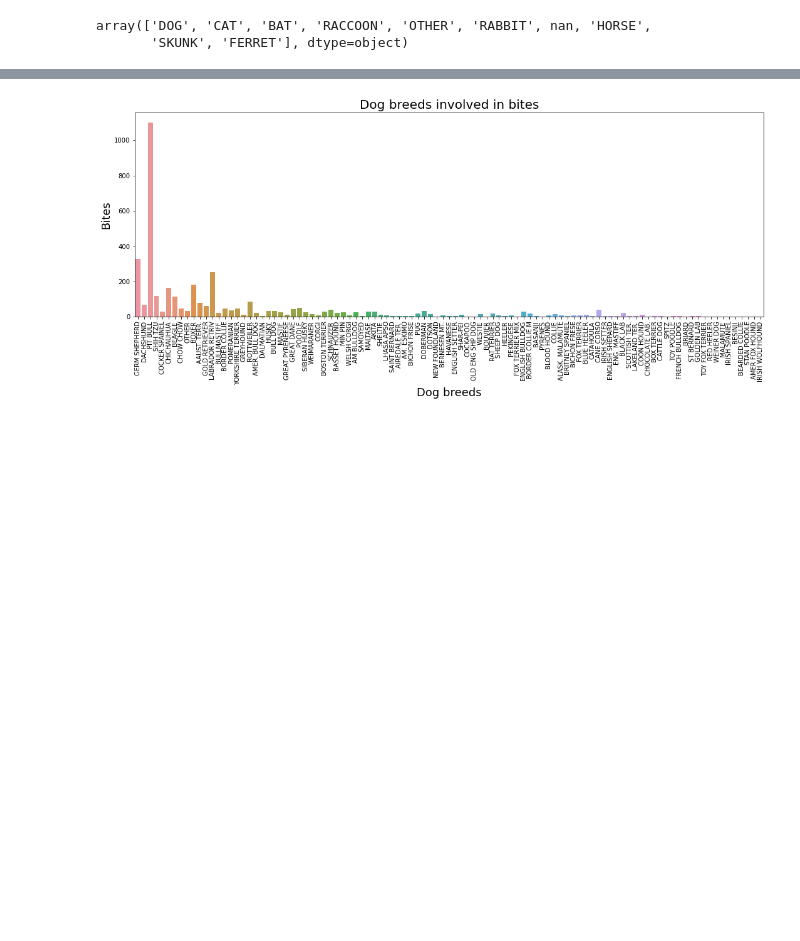
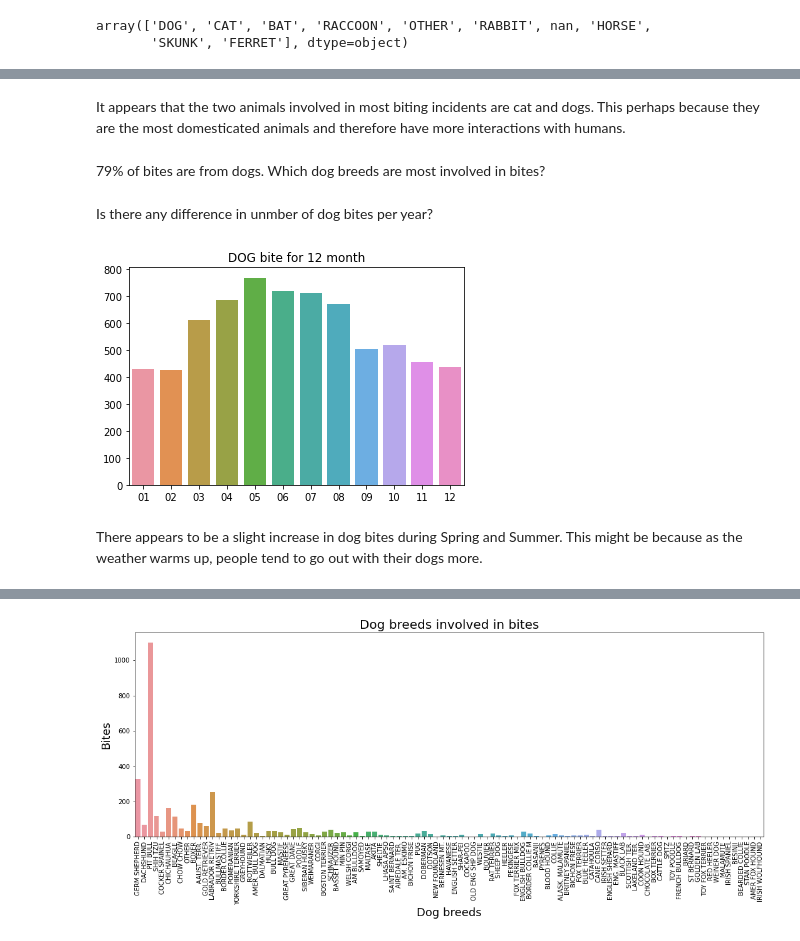
Before and after one commit to linah73/Springboard, a Jupyter notebook: Animal_bites.ipynb, the cells around one changed output, grey strips where cells are left out. Cells and saved outputs as stored; diff of their text form; code cells hidden in the pictures; blank space fills up the shorter version.

```diff
--- a/Animal_bites.ipynb
+++ b/Animal_bites.ipynb
@@ -72,0 +77,12 @@ plt.show()
+# %% [markdown]
+It appears that the two animals involved in most biting incidents are cat and dogs. This perhaps because they are the most domesticated animals and therefore have more interactions with humans.
+# %% [markdown]
+79% of bites are from dogs. Which dog breeds are most involved in bites?
+# %% [markdown]
+Is there any difference in unmber of dog bites per year?
+# %%
+animal_month('DOG',animalbites_df)
+# %% [output]
+[figure, added]
+# %% [markdown]
+There appears to be a slight increase in dog bites during Spring and Summer. This might be because as the weather warms up, people tend to go out with their dogs more.
```
Also changed, not shown: parts of 13 cells of this notebook.
